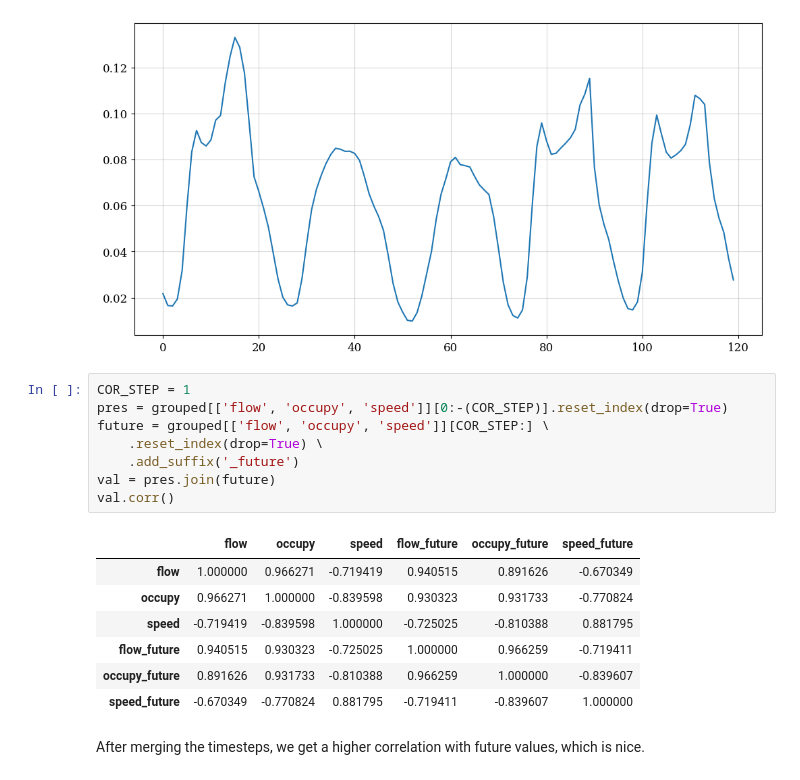
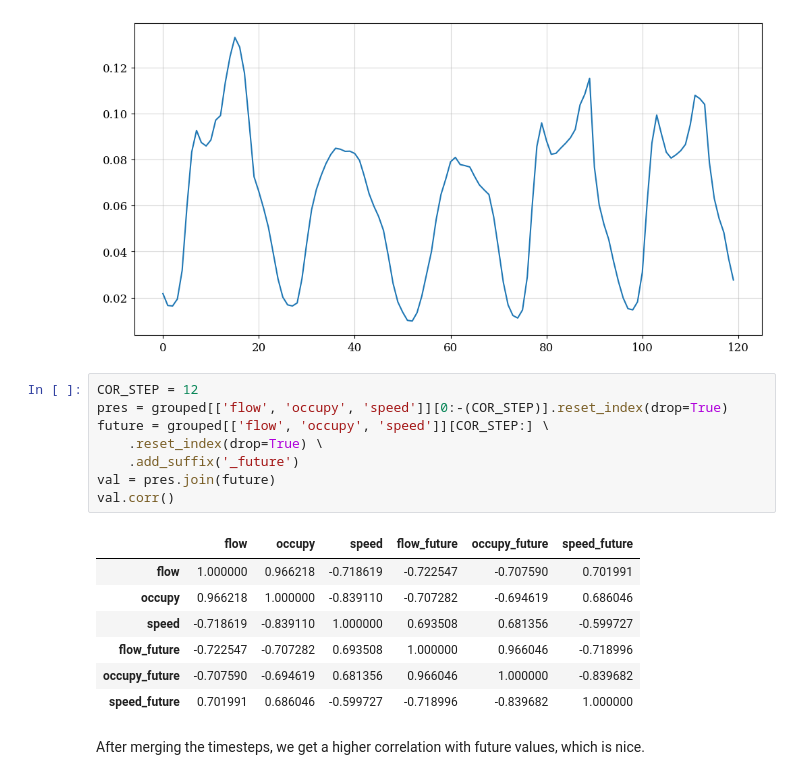
Before and after one commit to JvThunder/PEMS08-Traffic-Flow-Forecasting, a Jupyter notebook: pems08-traffic-flow-prediction.ipynb, the cells around one changed output. Saved outputs shown, nothing was run; the diff lists cells and outputs as text.

```diff
--- a/pems08-traffic-flow-prediction.ipynb
+++ b/pems08-traffic-flow-prediction.ipynb
@@ -321,21 +321,21 @@ grouped["occupy"][:24*5].plot();
 # %% [output]
 [figure]
 # %%
-COR_STEP = 1
+COR_STEP = 12
 pres = grouped[['flow', 'occupy', 'speed']][0:-(COR_STEP)].reset_index(drop=True)
 future = grouped[['flow', 'occupy', 'speed']][COR_STEP:] \
     .reset_index(drop=True) \
     .add_suffix('_future')
 val = pres.join(future)
 val.corr()
 # %% [output]
 |  | flow | occupy | speed | flow_future | occupy_future | speed_future |
-| flow | 1.000000 | 0.966271 | -0.719419 | 0.940515 | 0.891626 | -0.670349 |
-| occupy | 0.966271 | 1.000000 | -0.839598 | 0.930323 | 0.931733 | -0.770824 |
-| speed | -0.719419 | -0.839598 | 1.000000 | -0.725025 | -0.810388 | 0.881795 |
-| flow_future | 0.940515 | 0.930323 | -0.725025 | 1.000000 | 0.966259 | -0.719411 |
-| occupy_future | 0.891626 | 0.931733 | -0.810388 | 0.966259 | 1.000000 | -0.839607 |
-| speed_future | -0.670349 | -0.770824 | 0.881795 | -0.719411 | -0.839607 | 1.000000 |
+| flow | 1.000000 | 0.966218 | -0.718619 | -0.722547 | -0.707590 | 0.701991 |
+| occupy | 0.966218 | 1.000000 | -0.839110 | -0.707282 | -0.694619 | 0.686046 |
+| speed | -0.718619 | -0.839110 | 1.000000 | 0.693508 | 0.681356 | -0.599727 |
+| flow_future | -0.722547 | -0.707282 | 0.693508 | 1.000000 | 0.966046 | -0.718996 |
+| occupy_future | -0.707590 | -0.694619 | 0.681356 | 0.966046 | 1.000000 | -0.839682 |
+| speed_future | 0.701991 | 0.686046 | -0.599727 | -0.718996 | -0.839682 | 1.000000 |
 # %% [markdown]
 After merging the timesteps, we get a higher correlation with future values, which is nice.
 # %% [markdown]
```
Also changed, not shown: parts of 18 cells of this notebook.
